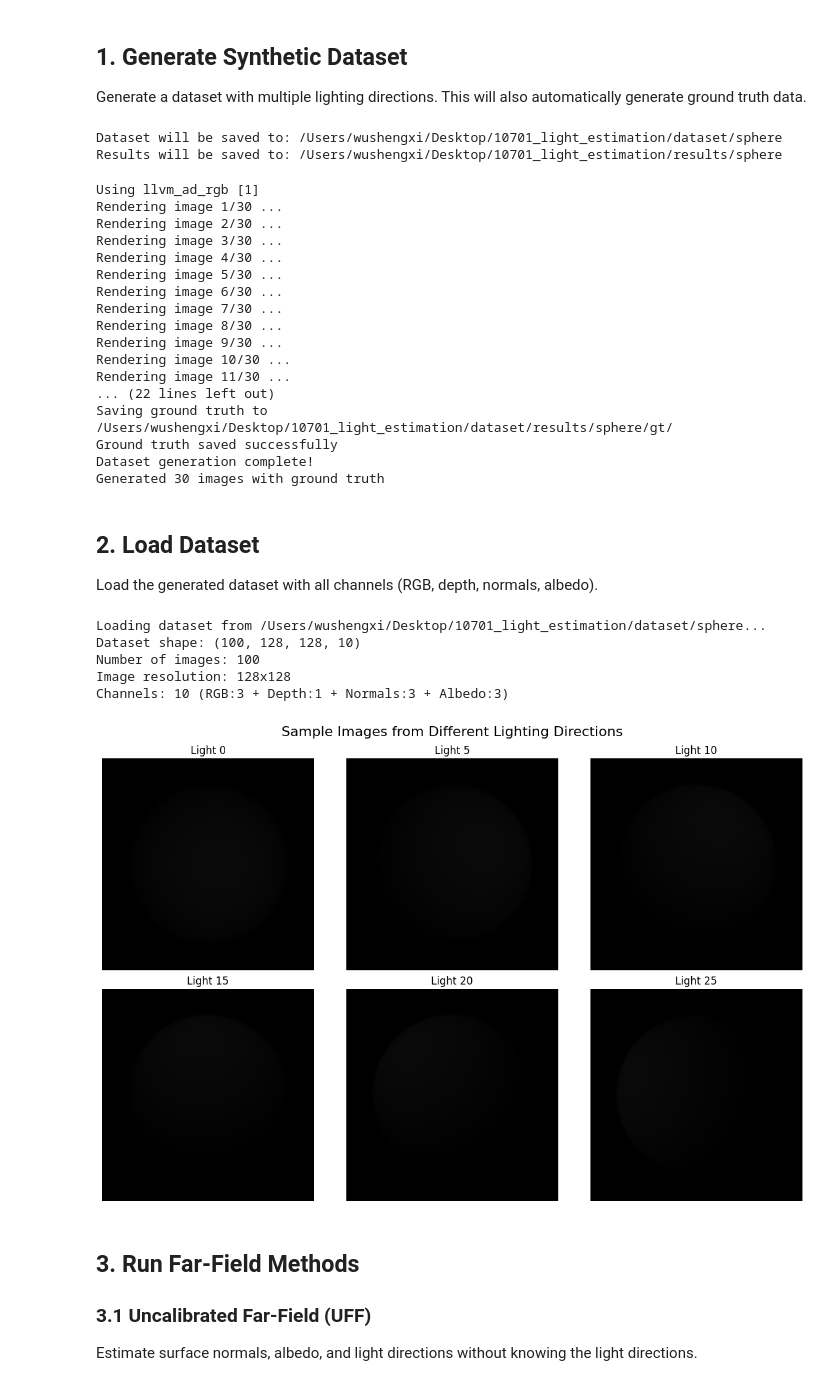
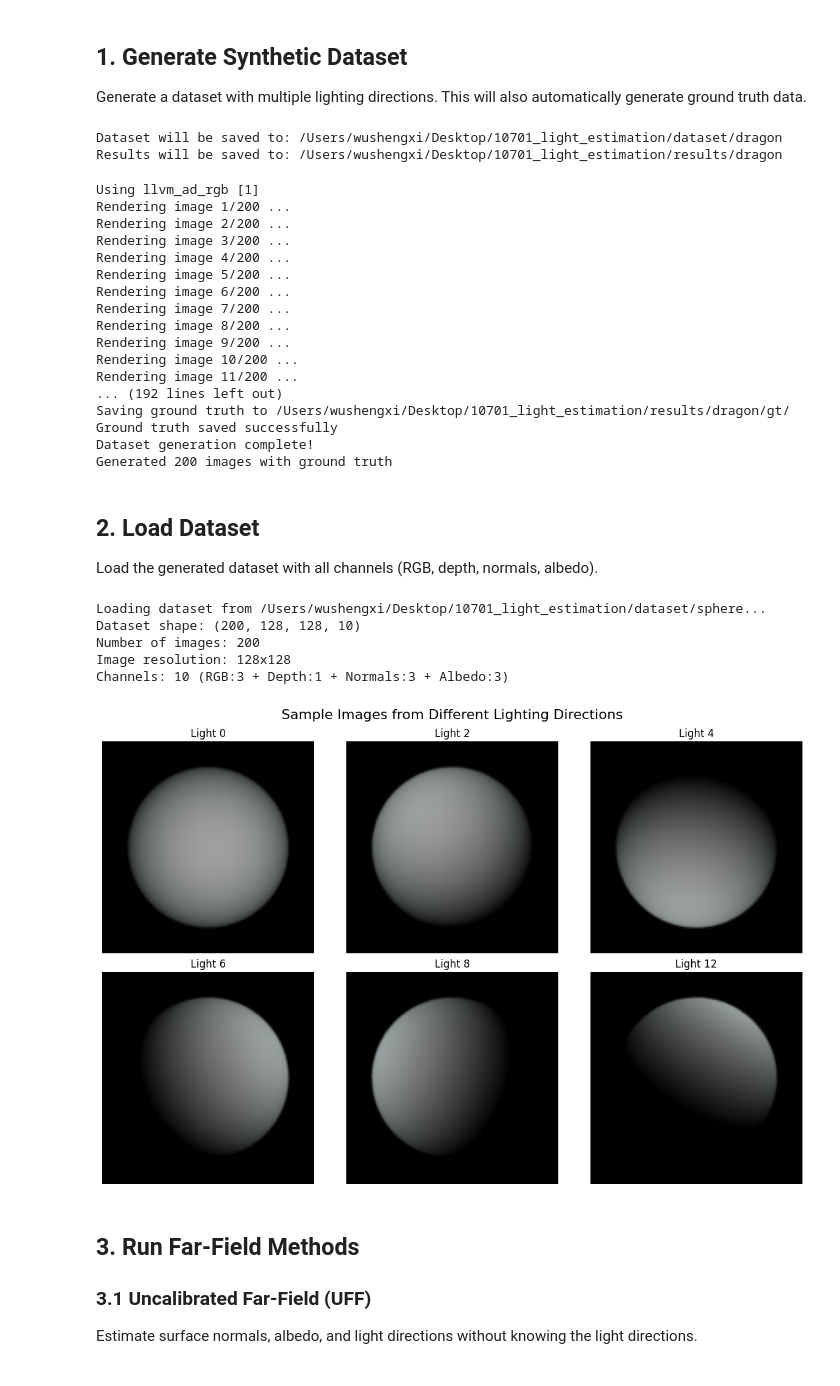
Before and after one commit to Ruslanafogler/10701_light_estimation, a Jupyter notebook: demo.ipynb, the cells around one changed output. Cells and saved outputs as stored; diff of their text form; code cells hidden in the pictures.

```diff
--- a/demo.ipynb
+++ b/demo.ipynb
@@ -38,8 +38,8 @@ from util import load_dataset
 Generate a dataset with multiple lighting directions. This will also automatically generate ground truth data.
 # %%
 # Configuration
-MODEL_NAME = "sphere"  # Change to "bunny" or path to custom mesh
-NUM_LIGHTS = 30
+MODEL_NAME = "dragon"  # Change to "bunny" or path to custom mesh
+NUM_LIGHTS = 200
 IMAGE_RES = 128
 SAMPLES = 64
 
@@ -51,18 +51,18 @@ RESULTS_DIR = PROJECT_DIR / "results" / MODEL_NAME
 print(f"Dataset will be saved to: {DATASET_DIR}")
 print(f"Results will be saved to: {RESULTS_DIR}")
 # %% [output]
-Dataset will be saved to: /Users/wushengxi/Desktop/10701_light_estimation/dataset/sphere
-Results will be saved to: /Users/wushengxi/Desktop/10701_light_estimation/results/sphere
+Dataset will be saved to: /Users/wushengxi/Desktop/10701_light_estimation/dataset/dragon
+Results will be saved to: /Users/wushengxi/Desktop/10701_light_estimation/results/dragon
 # %%
 # Generate dataset (uncomment to run)
 # This step takes a few minutes
 
 generate_dataset(
-    output_dir=str(PROJECT_DIR / "dataset" /"test"),
+    output_dir=str(PROJECT_DIR / "dataset" ),
     num_lights=NUM_LIGHTS,
     image_res=IMAGE_RES,
     samples=SAMPLES,
-    mesh=None,  # Set to path for custom mesh,
+    mesh="meshes/dragon.obj",  # Set to path for custom mesh,
     light_radius = 10.0,
     light_energy = 50.0
 )
@@ -71,22 +71,22 @@ print("Dataset generation complete!")
 print(f"Generated {NUM_LIGHTS} images with ground truth")
 # %% [output]
 Using llvm_ad_rgb [1]
-Rendering image 1/30 ...
-Rendering image 2/30 ...
-Rendering image 3/30 ...
-Rendering image 4/30 ...
-Rendering image 5/30 ...
-Rendering image 6/30 ...
-Rendering image 7/30 ...
-Rendering image 8/30 ...
-Rendering image 9/30 ...
-Rendering image 10/30 ...
-Rendering image 11/30 ...
-... (22 lines left out)
-Saving ground truth to /Users/wushengxi/Desktop/10701_light_estimation/dataset/results/sphere/gt/
+Rendering image 1/200 ...
+Rendering image 2/200 ...
+Rendering image 3/200 ...
+Rendering image 4/200 ...
+Rendering image 5/200 ...
+Rendering image 6/200 ...
+Rendering image 7/200 ...
+Rendering image 8/200 ...
+Rendering image 9/200 ...
+Rendering image 10/200 ...
+Rendering image 11/200 ...
+... (192 lines left out)
+Saving ground truth to /Users/wushengxi/Desktop/10701_light_estimation/results/dragon/gt/
 Ground truth saved successfully
 Dataset generation complete!
-Generated 30 images with ground truth
+Generated 200 images with ground truth
 # %% [markdown]
 ## 2. Load Dataset
 
@@ -101,28 +101,28 @@ print(f"Image resolution: {dataset.shape[1]}x{dataset.shape[2]}")
 print(f"Channels: {dataset.shape[3]} (RGB:3 + Depth:1 + Normals:3 + Albedo:3)")
 # %% [output]
 Loading dataset from /Users/wushengxi/Desktop/10701_light_estimation/dataset/sphere...
-Dataset shape: (100, 128, 128, 10)
-Number of images: 100
+Dataset shape: (200, 128, 128, 10)
+Number of images: 200
 Image resolution: 128x128
 Channels: 10 (RGB:3 + Depth:1 + Normals:3 + Albedo:3)
 # %%
 # Visualize sample images
 fig, axes = plt.subplots(2, 3, figsize=(12, 8))
 fig.suptitle('Sample Images from Different Lighting Directions', fontsize=16)
 
 rgb_images = dataset.rgb()
-sample_indices = [0, 5, 10,15,20,25,29]
+sample_indices = [0, 20, 40, 60,80, 120,140]
 
 for idx, ax in zip(sample_indices, axes.flat):
     img = np.clip(rgb_images[idx], 0, 1)
-    ax.imshow(img)
-    ax.set_title(f'Light {idx}')
+    ax.imshow(img*50)
+    ax.set_title(f'Light {int(idx/10)}')
     ax.axis('off')
 
 plt.tight_layout()
 plt.show()
 # %% [output]
-[figure, old version]
+[figure, new version]
 # %% [markdown]
 ## 3. Run Far-Field Methods
 
```
Also changed, not shown: parts of 14 cells of this notebook, 1 other file.
